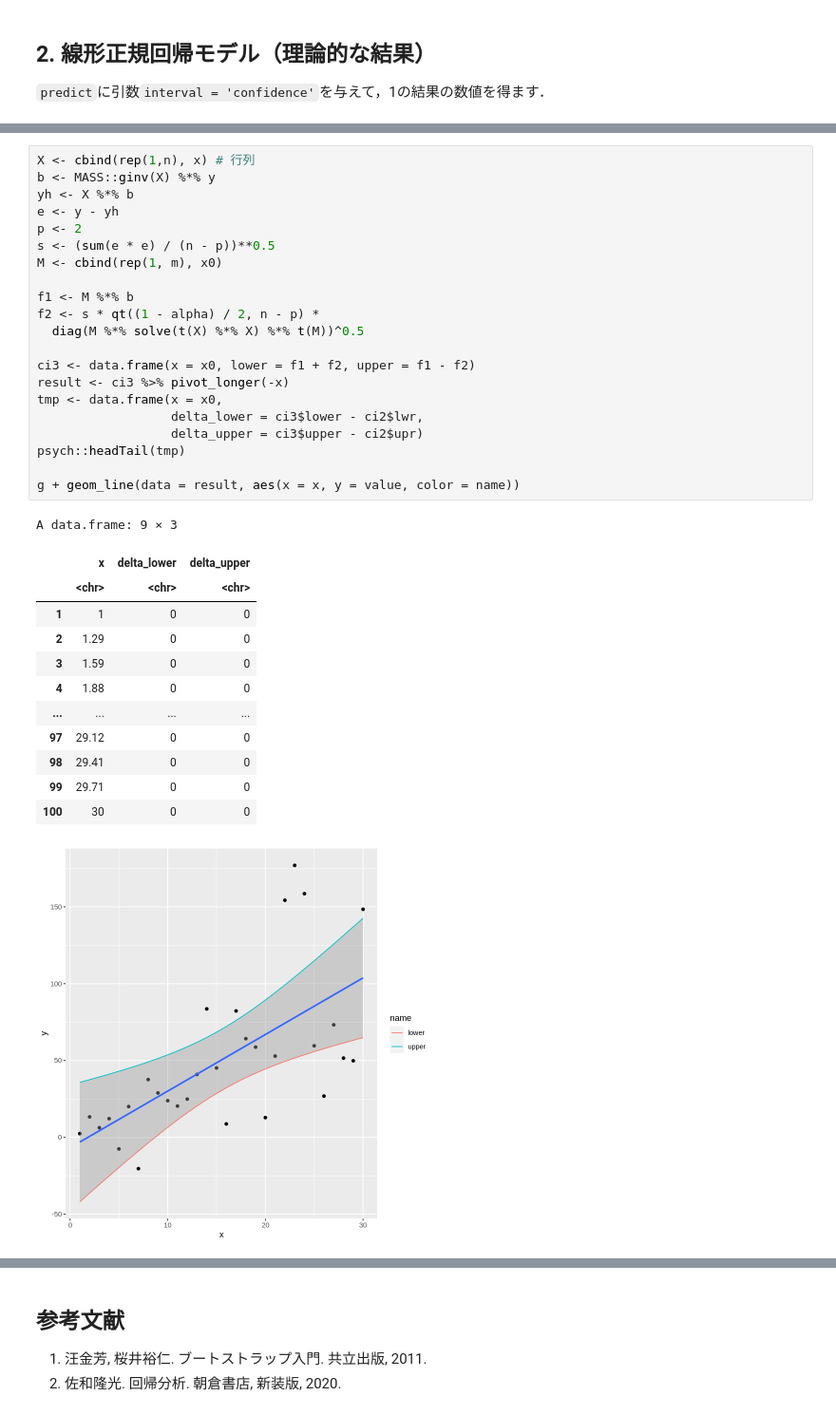
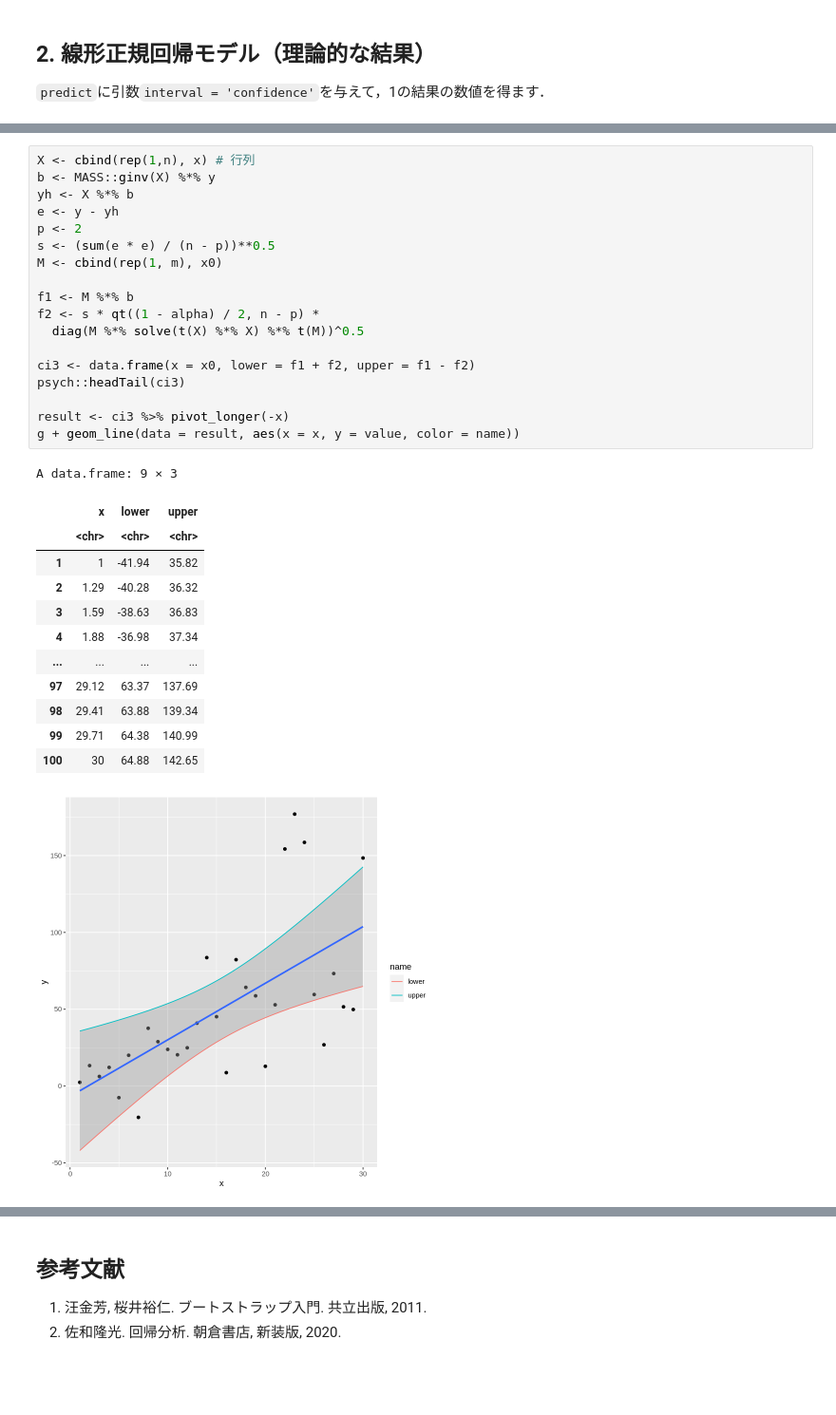
Before and after one commit to taroyabuki/fromzero, a Jupyter notebook: addendum/07.03.02/confidence_band_R.ipynb, the cells around one changed output, grey strips where cells are left out. Shown at 95% size. Cells and saved outputs as stored; diff of their text form; blank space fills up the shorter version.

```diff
--- a/addendum/07.03.02/confidence_band_R.ipynb
+++ b/addendum/07.03.02/confidence_band_R.ipynb
@@ -95,37 +94,34 @@ A data.frame: 9 × 4
 # %%
 X <- cbind(rep(1,n), x) # 行列
 b <- MASS::ginv(X) %*% y
 yh <- X %*% b
 e <- y - yh
 p <- 2
 s <- (sum(e * e) / (n - p))**0.5
 M <- cbind(rep(1, m), x0)
 
 f1 <- M %*% b
 f2 <- s * qt((1 - alpha) / 2, n - p) *
   diag(M %*% solve(t(X) %*% X) %*% t(M))^0.5
 
 ci3 <- data.frame(x = x0, lower = f1 + f2, upper = f1 - f2)
+psych::headTail(ci3)
+
 result <- ci3 %>% pivot_longer(-x)
-tmp <- data.frame(x = x0,
-                  delta_lower = ci3$lower - ci2$lwr,
-                  delta_upper = ci3$upper - ci2$upr)
-psych::headTail(tmp)
-
 g + geom_line(data = result, aes(x = x, y = value, color = name))
 # %% [output]
 A data.frame: 9 × 3
-|  | x | delta_lower | delta_upper |
+|  | x | lower | upper |
 |  | <chr> | <chr> | <chr> |
-| 1 | 1 | 0 | 0 |
-| 2 | 1.29 | 0 | 0 |
-| 3 | 1.59 | 0 | 0 |
-| 4 | 1.88 | 0 | 0 |
+| 1 | 1 | -41.94 | 35.82 |
+| 2 | 1.29 | -40.28 | 36.32 |
+| 3 | 1.59 | -38.63 | 36.83 |
+| 4 | 1.88 | -36.98 | 37.34 |
 | ... | ... | ... | ... |
-| 97 | 29.12 | 0 | 0 |
-| 98 | 29.41 | 0 | 0 |
-| 99 | 29.71 | 0 | 0 |
-| 100 | 30 | 0 | 0 |
+| 97 | 29.12 | 63.37 | 137.69 |
+| 98 | 29.41 | 63.88 | 139.34 |
+| 99 | 29.71 | 64.38 | 140.99 |
+| 100 | 30 | 64.88 | 142.65 |
 [figure]
 # %% [markdown]
 ## 4. 線形正規回帰モデル（ブートストラップ）
```
Also changed, not shown: parts of 6 cells of this notebook, 1 other file.
